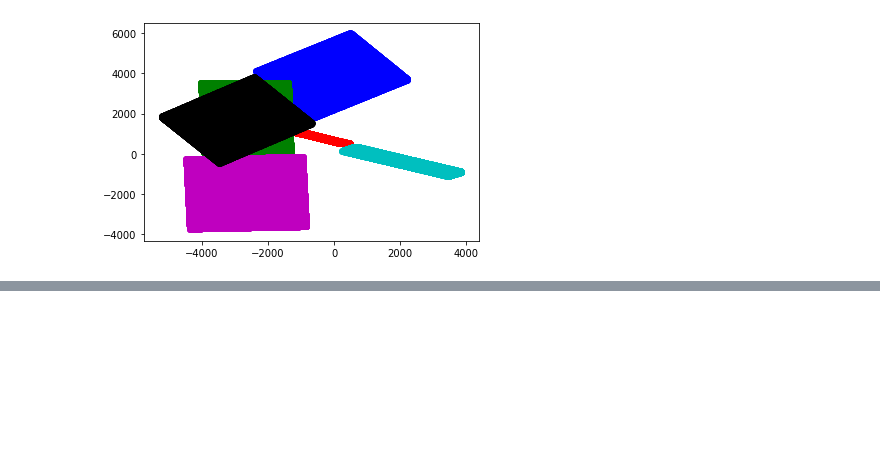
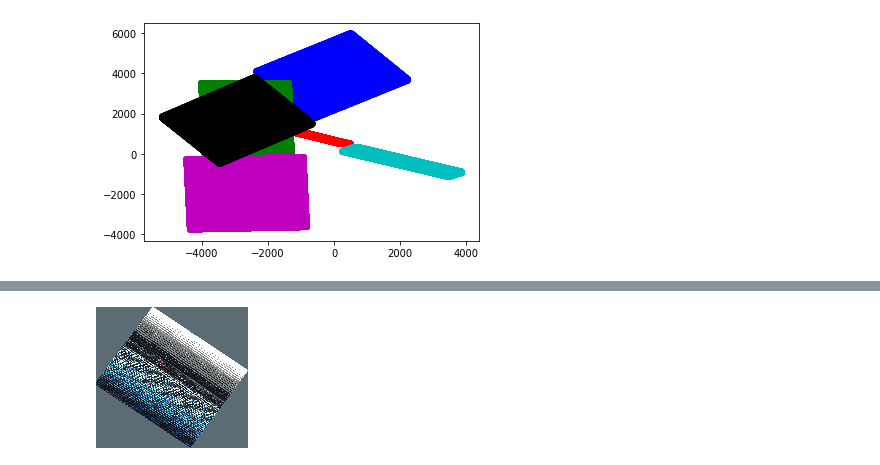
Before and after one commit to bwolfson2/dl2020, a Jupyter notebook: camera/Camera distortion.ipynb, the cells around one changed output, grey strips where cells are left out. Saved outputs shown, nothing was run; the diff lists cells and outputs as text; code cells hidden in the pictures; blank space fills up the shorter version.

```diff
--- a/camera/Camera distortion.ipynb
+++ b/camera/Camera distortion.ipynb
@@ -655,0 +845,9 @@ array([ 8.66025404, -5.        ])
+# %%
+#generate all transformations and print picture
+PATH = "/Users/mintielaptop/Dropbox/NYU_Data_Science/Deep Learning/project/scene_106_sample_0/"
+trans_list = []
+
+
+for cam in image_names:
+    trans_img = convert_show_img(cam, min_max_dict, allCam_map_dict, PATH)
+    trans_list.append(trans_img)
@@ -655,0 +872,4 @@ array([ 8.66025404, -5.        ])
+# %%
+trans_list[0]
+# %% [output]
+[figure, added]
```
Also changed, not shown: parts of 57 cells of this notebook.
